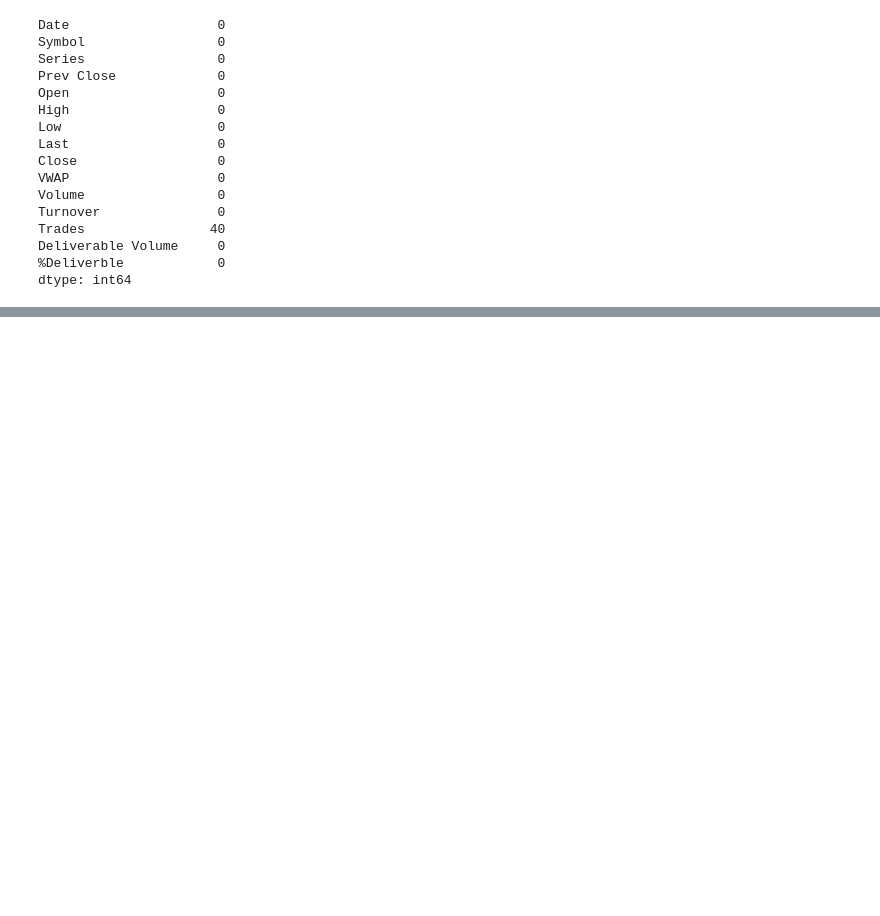
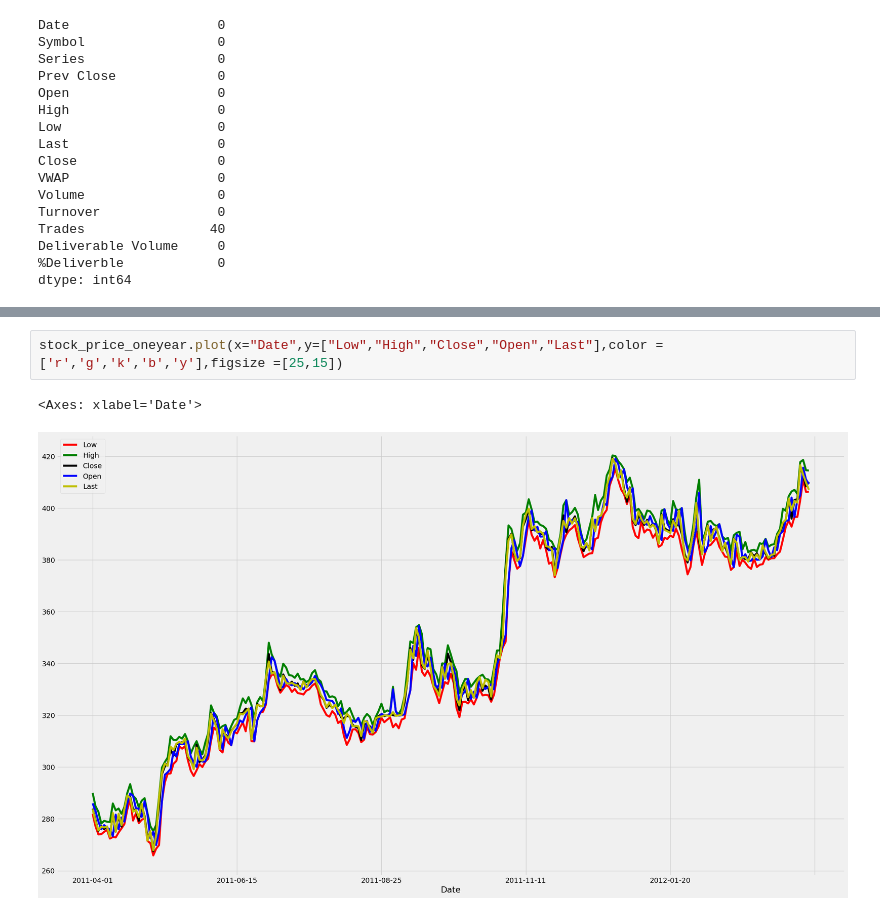
Before and after one commit to srijan210704/Stock-Market-Predictor, a Jupyter notebook: Stock_market_predictor.ipynb, the cells around one changed output, grey strips where cells are left out. Cells and saved outputs as stored; diff of their text form; blank space fills up the shorter version.

```diff
--- a/Stock_market_predictor.ipynb
+++ b/Stock_market_predictor.ipynb
@@ -183,0 +202,5 @@ stock_price_oneyear['VWAP'].plot(ax=pl,c='green')
+# %%
+stock_price_oneyear.plot(x="Date",y=["Low","High","Close","Open","Last"],color = ['r','g','k','b','y'],figsize =[25,15])
+# %% [output]
+<Axes: xlabel='Date'>
+[figure, added]
```
Also changed, not shown: parts of 38 cells of this notebook.
